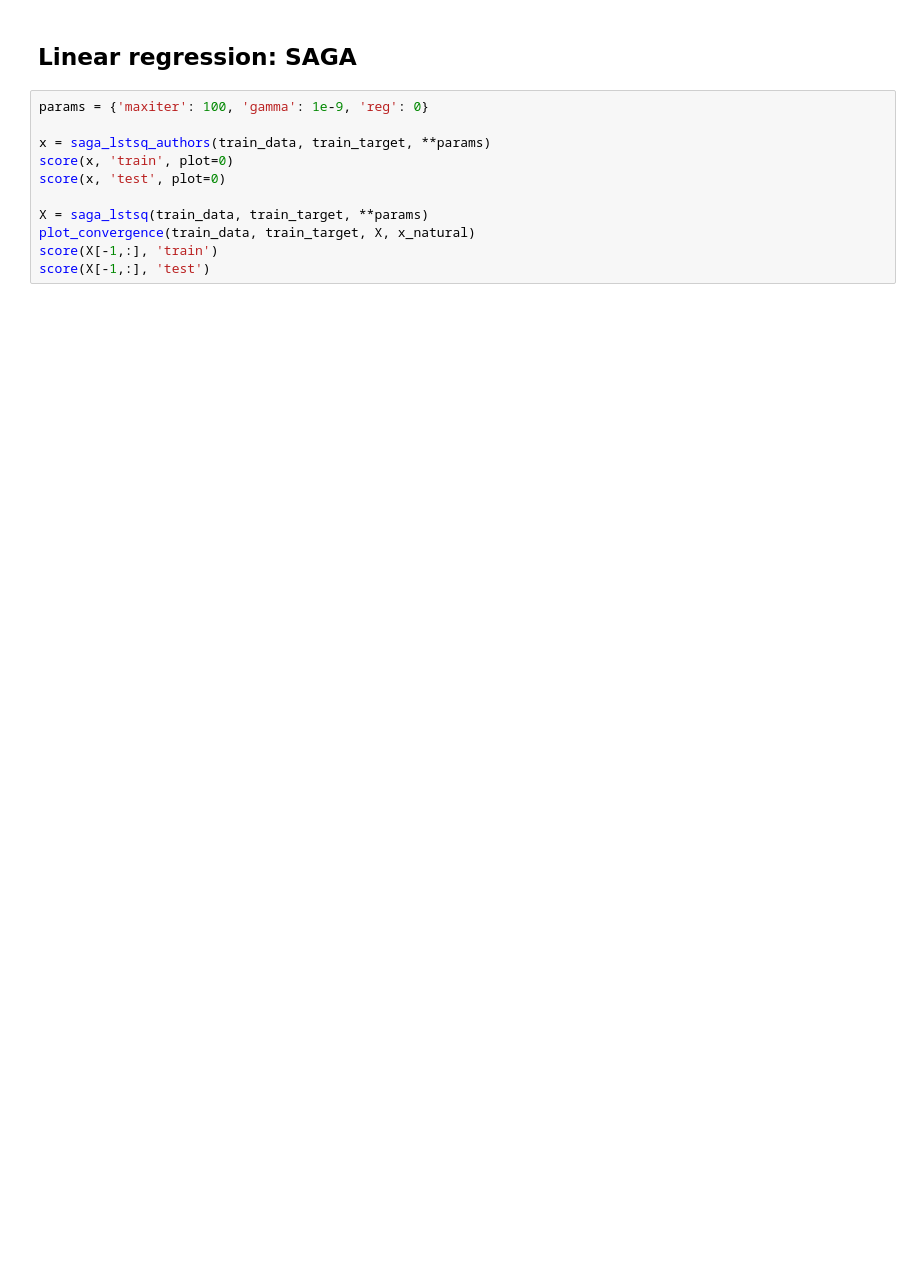
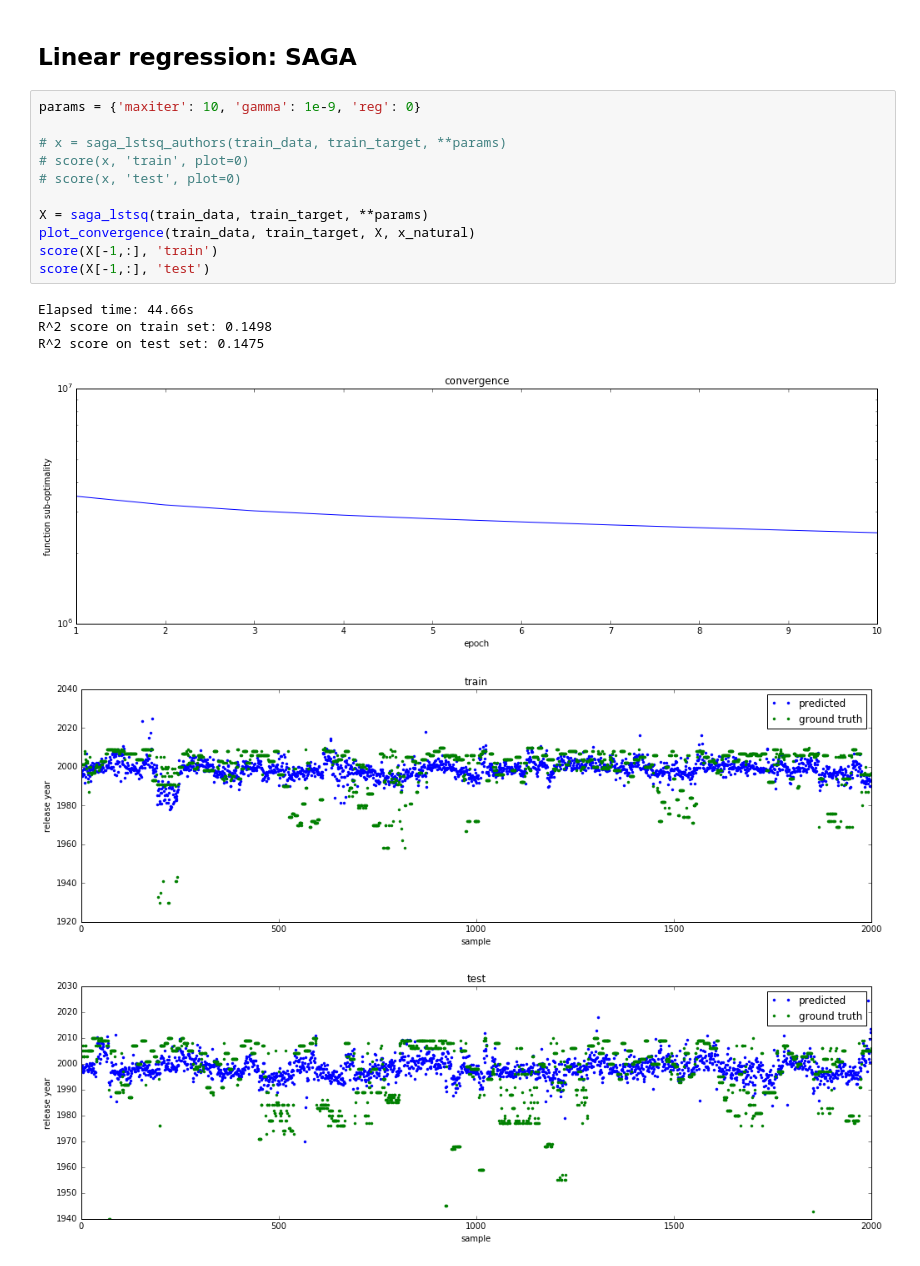
Before and after one commit to mdeff/saga, a Jupyter notebook: saga_memory.ipynb, the cells around one changed output. Drawn from its saved outputs; the diff is of its cells as text; blank space fills up the shorter version.

```diff
--- a/saga_memory.ipynb
+++ b/saga_memory.ipynb
@@ -168,13 +176,20 @@ plot_convergence(A, y, X, y)
 # %% [markdown]
 ## Linear regression: SAGA
 # %%
-params = {'maxiter': 100, 'gamma': 1e-9, 'reg': 0}
+params = {'maxiter': 10, 'gamma': 1e-9, 'reg': 0}
 
-x = saga_lstsq_authors(train_data, train_target, **params)
-score(x, 'train', plot=0)
-score(x, 'test', plot=0)
+# x = saga_lstsq_authors(train_data, train_target, **params)
+# score(x, 'train', plot=0)
+# score(x, 'test', plot=0)
 
 X = saga_lstsq(train_data, train_target, **params)
 plot_convergence(train_data, train_target, X, x_natural)
 score(X[-1,:], 'train')
 score(X[-1,:], 'test')
+# %% [output]
+Elapsed time: 44.66s
+R^2 score on train set: 0.1498
+R^2 score on test set: 0.1475
+[figure, added]
+[figure, added]
+[figure, added]
```
Also changed, not shown: parts of 3 cells of this notebook, 4 other files.
